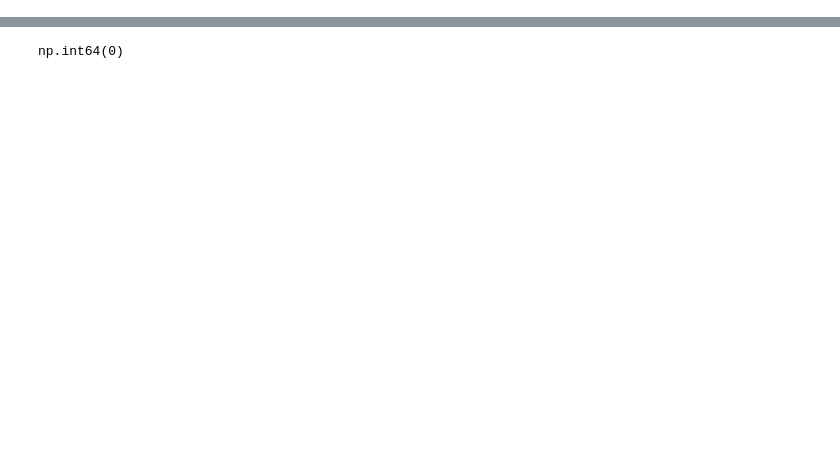
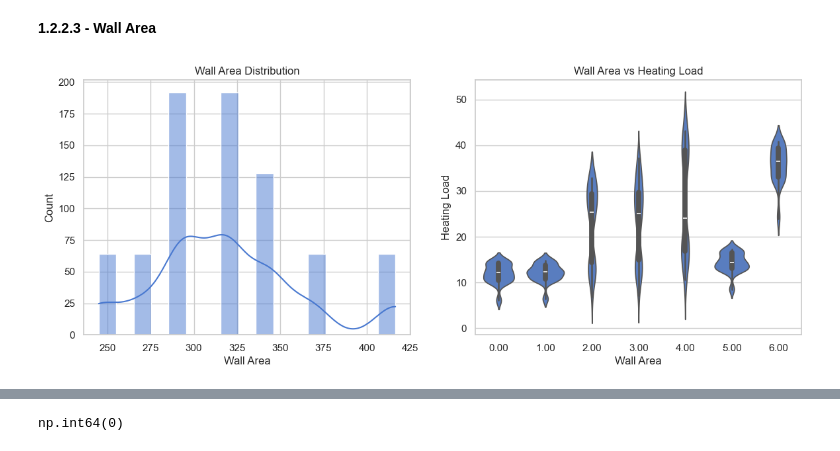
Before and after one commit to matcze/energy_efficient, a Jupyter notebook: energy_efficient.ipynb, the cells around one changed output, grey strips where cells are left out. Cells and saved outputs as stored; diff of their text form; code cells hidden in the pictures; blank space fills up the shorter version.

```diff
--- a/energy_efficient.ipynb
+++ b/energy_efficient.ipynb
@@ -76,0 +119,19 @@ plt.show()
+# %% [markdown]
+**1.2.2.3 - Wall Area**
+# %%
+fig, ax = plt.subplots(1, 2, figsize=(14, 5))
+ax = ax.flatten()
+
+sns.histplot(dataset["wall_area"], kde=True, ax=ax[0])
+ax[0].set_title("Wall Area Distribution")
+ax[0].set_xlabel("Wall Area")
+
+h1 = sns.violinplot(x="wall_area", y="heating_load", data=dataset, ax=ax[1])
+ax[1].set_xlabel("Wall Area")
+ax[1].set_ylabel("Heating Load")
+ax[1].set_title("Wall Area vs Heating Load")
+ax[1].xaxis.set_major_formatter(FormatStrFormatter('%.2f'))
+
+plt.show()
+# %% [output]
+[figure, added]
```
Also changed, not shown: parts of 44 cells of this notebook.
